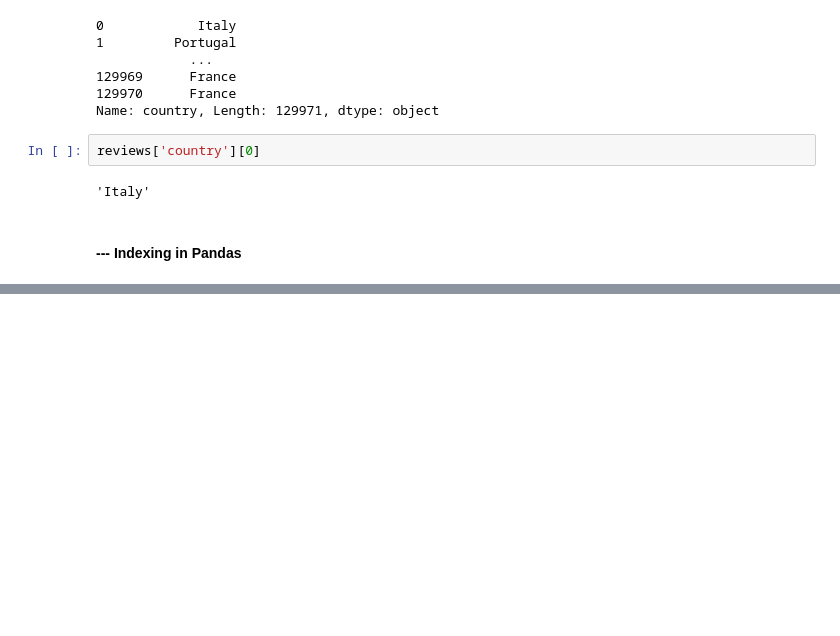
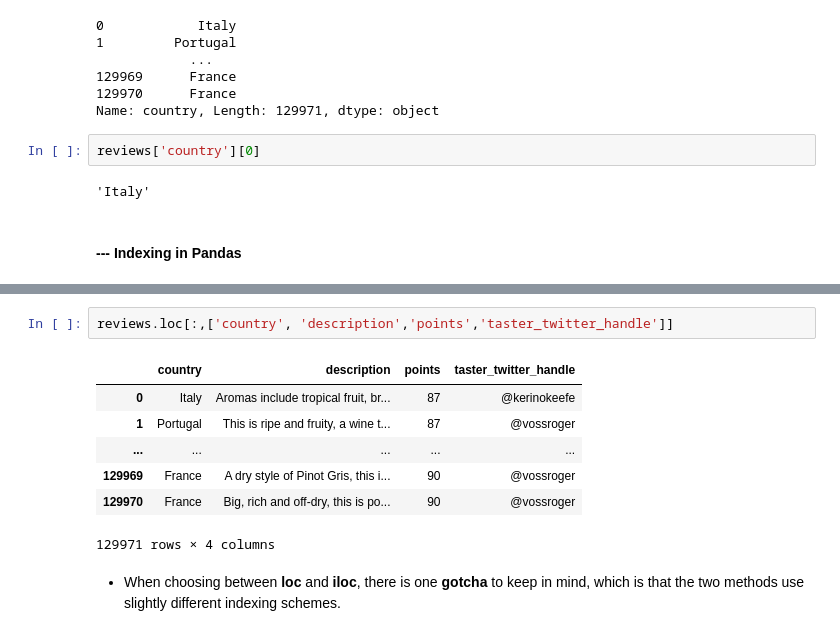
Before and after one commit to FRANKSADWAR/PersonalPractice, a Jupyter notebook: DataAnalysis/Learning Pandas.ipynb, the cells around one changed output, grey strips where cells are left out. Saved outputs shown, nothing was run; the diff lists cells and outputs as text; blank space fills up the shorter version.

```diff
--- a/DataAnalysis/Learning Pandas.ipynb
+++ b/DataAnalysis/Learning Pandas.ipynb
@@ -119,0 +221,13 @@ reviews['country'][0]
+# %%
+reviews.loc[:,['country', 'description','points','taster_twitter_handle']]
+# %% [output]
+|  | country | description | points | taster_twitter_handle |
+| 0 | Italy | Aromas include tropical fruit, br... | 87 | @kerinokeefe |
+| 1 | Portugal | This is ripe and fruity, a wine t... | 87 | @vossroger |
+| ... | ... | ... | ... | ... |
+| 129969 | France | A dry style of Pinot Gris, this i... | 90 | @vossroger |
+| 129970 | France | Big, rich and off-dry, this is po... | 90 | @vossroger |
+129971 rows × 4 columns
+# %% [markdown]
+- When choosing between **loc** and **iloc**, there is one **gotcha** to keep in mind, which is that the two methods use
+slightly different indexing schemes.
```
Also changed, not shown: parts of 32 cells of this notebook.
